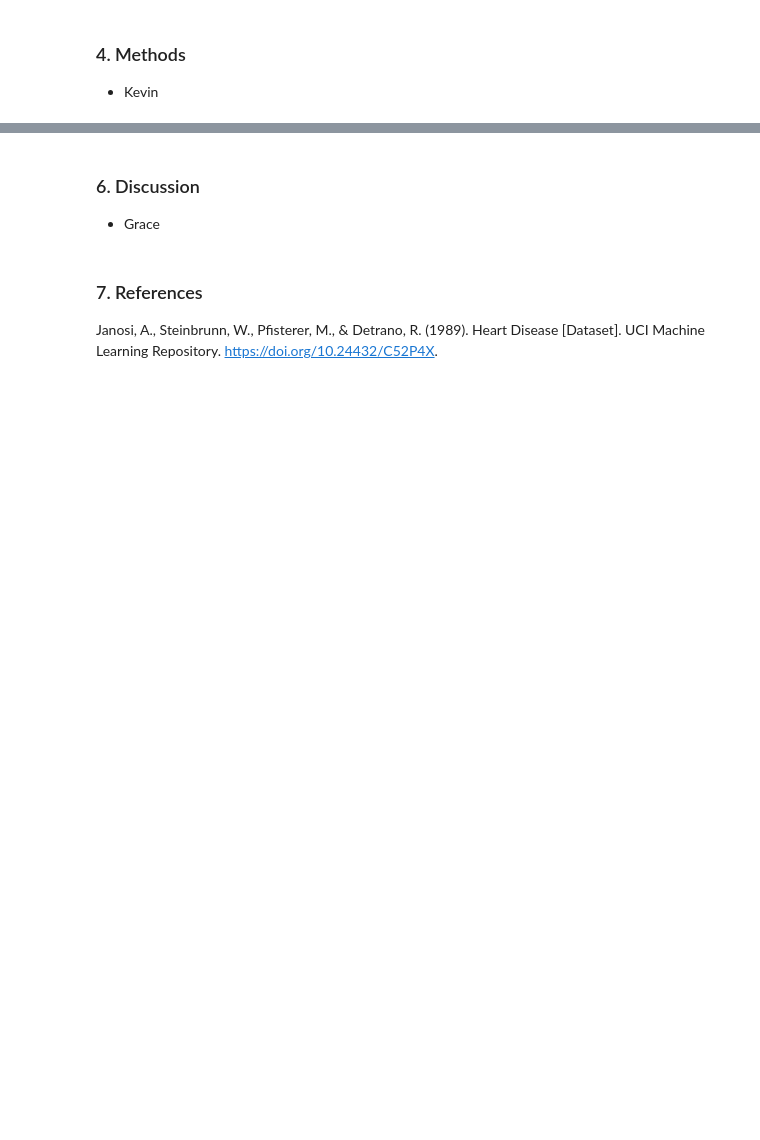
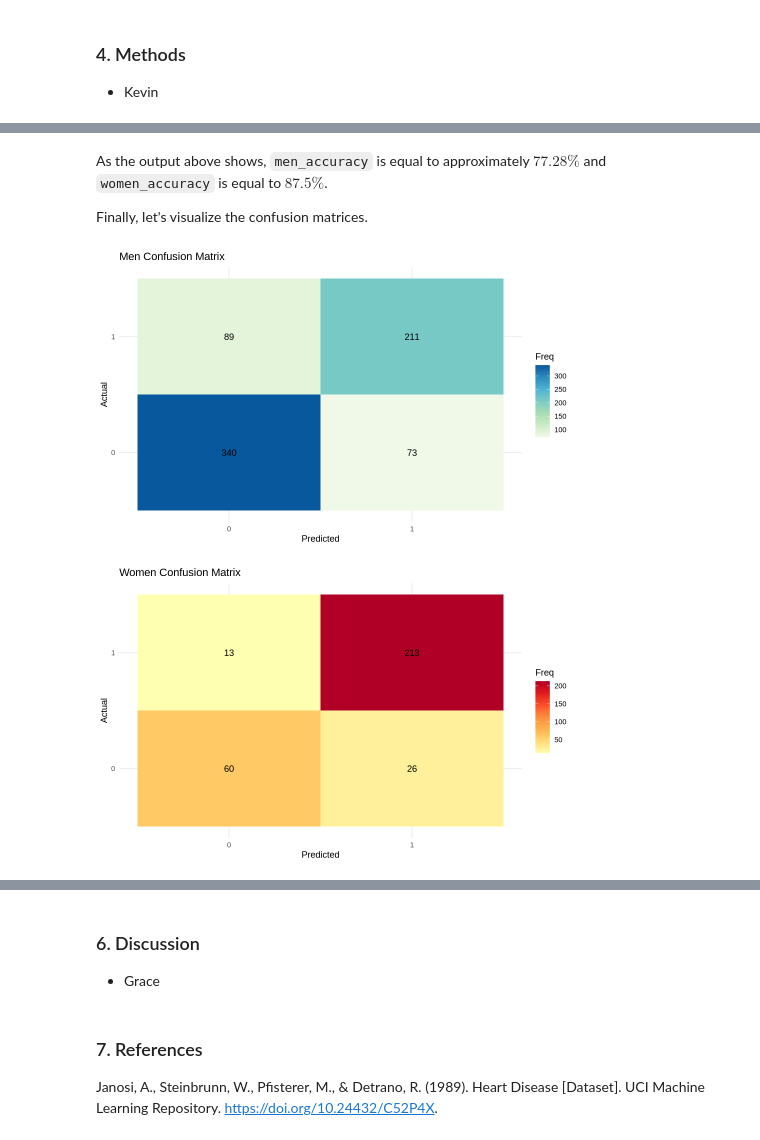
Before and after one commit to farazht/STAT301, a Jupyter notebook: main.ipynb, the cells around one changed output, grey strips where cells are left out. Saved outputs shown, nothing was run; the diff lists cells and outputs as text; code cells hidden in the pictures; blank space fills up the shorter version.

```diff
--- a/main.ipynb
+++ b/main.ipynb
@@ -166,0 +201,7 @@ plot_women_corr_matrix
+# %%
+# Main developer: Faraz
+men_predictions <- predict(men_model, type = "response")
+men_predicted_classes <- ifelse(men_predictions > 0.5, 1, 0)
+
+women_predictions <- predict(women_model, type = "response")
+women_predicted_classes <- ifelse(women_predictions > 0.5, 1, 0)
@@ -166,0 +233,24 @@ plot_women_corr_matrix
+# %% [markdown]
+As the output above shows, `men_accuracy` is equal to approximately $77.28\%$ and `women_accuracy` is equal to $87.5\%$.
+
+Finally, let's visualize the confusion matrices.
+# %%
+# Main developer: Faraz
+men_conf_matrix_df <- as.data.frame(as.table(men_conf_matrix$table))
+ggplot(men_conf_matrix_df, aes(x = Prediction, y = Reference, fill = Freq)) +
+    geom_tile() +
+    geom_text(aes(label = Freq), color = "black") +
+    scale_fill_distiller(palette = "GnBu", direction = 1) +
+    labs(x = "Predicted", y = "Actual", title = "Men Confusion Matrix") +
+    theme_minimal()
+
+women_conf_matrix_df <- as.data.frame(as.table(women_conf_matrix$table))
+ggplot(women_conf_matrix_df, aes(x = Prediction, y = Reference, fill = Freq)) +
+    geom_tile() +
+    geom_text(aes(label = Freq), color = "black") +
+    scale_fill_distiller(palette = "YlOrRd", direction = 1) +
+    labs(x = "Predicted", y = "Actual", title = "Women Confusion Matrix") +
+    theme_minimal()
+# %% [output]
+[figure, added]
+[figure, added]
```
Also changed, not shown: parts of 13 cells of this notebook.
